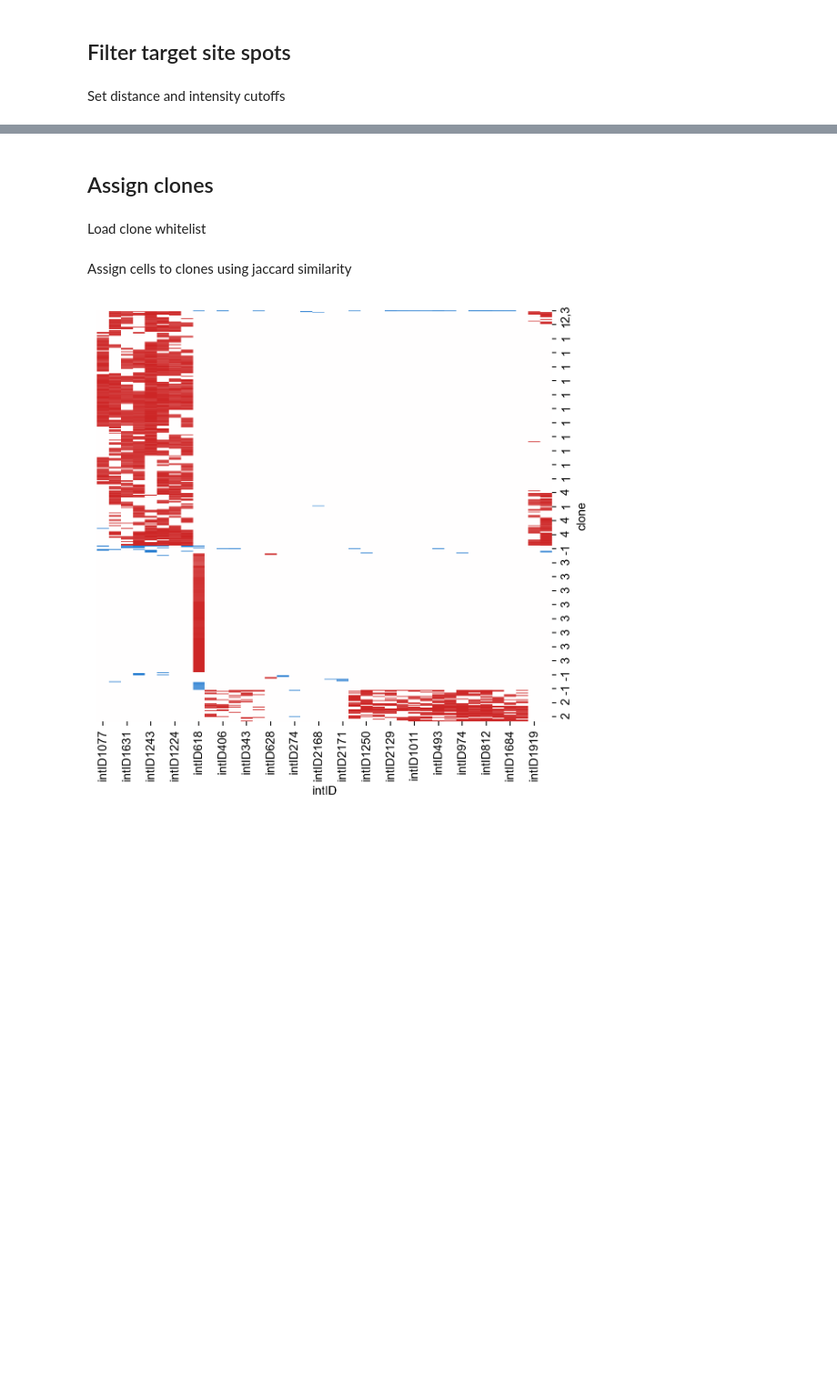
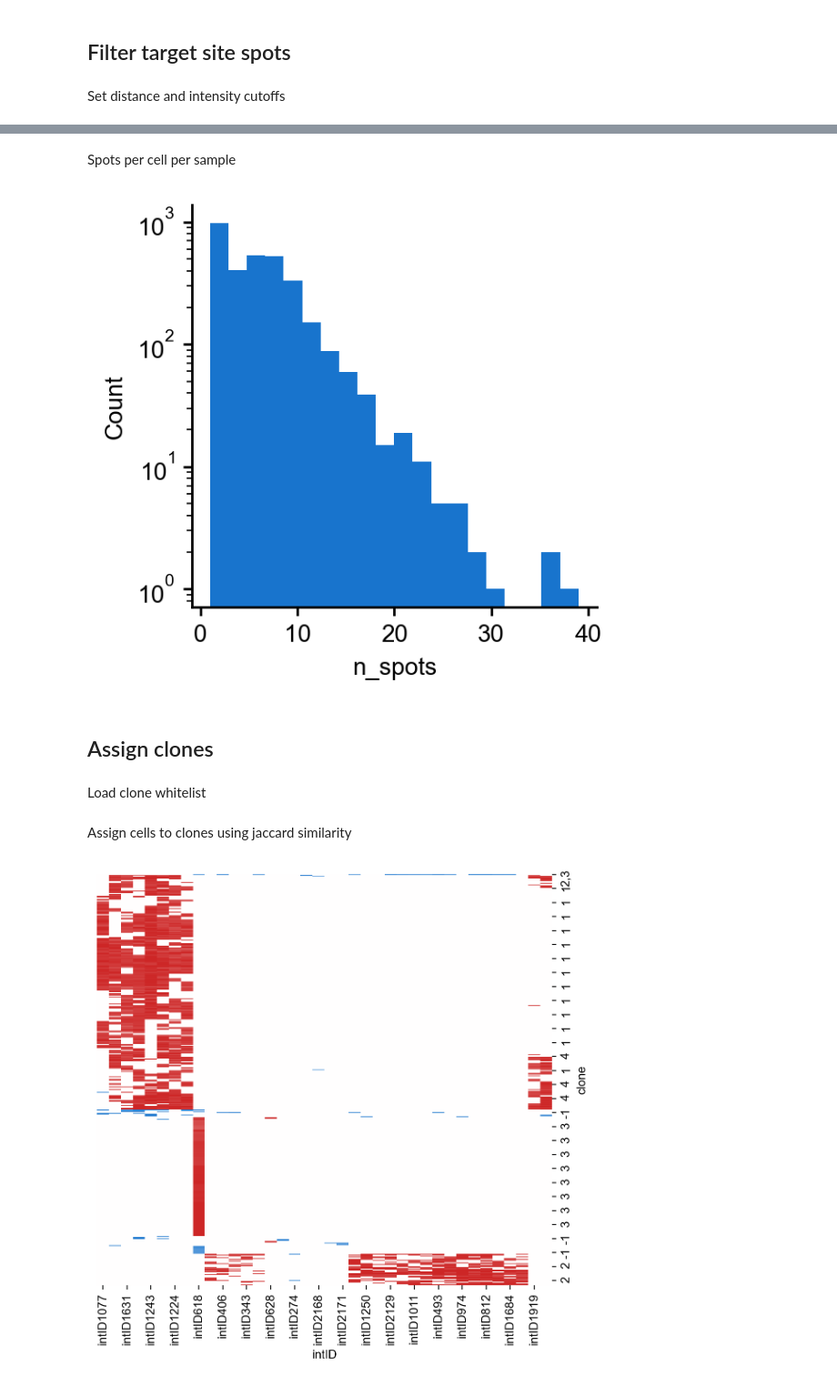
Before and after one commit to jweissmanlab/PEtracer-2025, a Jupyter notebook: preedited/process_merfish_zombie.ipynb, the cells around one changed output, grey strips where cells are left out. Shown at 91% size. Cells and saved outputs as stored; diff of their text form; code cells hidden in the pictures; blank space fills up the shorter version.

```diff
--- a/preedited/process_merfish_zombie.ipynb
+++ b/preedited/process_merfish_zombie.ipynb
@@ -118,5 +113,12 @@ plt.axvline(max_dist, linestyle="--",color = "black")
-# %%
-filtered_alleles = filtered_alleles.query("intBC_dist < @max_dist").copy()
+# %% [markdown]
+Spots per cell per sample
+# %%
+filtered_alleles = filtered_alleles.query("decoded").drop(columns = "decoded").copy()
+sns.histplot(data = filtered_alleles.groupby(["sample","cellBC"]).size().reset_index(name = "n_spots"),
+            x = "n_spots",hue = "sample",legend=False,multiple="stack",linewidth=0,bins = 20,alpha = 1)
+plt.yscale("log")
+# %% [output]
+[figure, added]
 # %% [markdown]
 ## Assign clones
 # %% [markdown]
```
Also changed, not shown: parts of 6 cells of this notebook, 4 other files.
